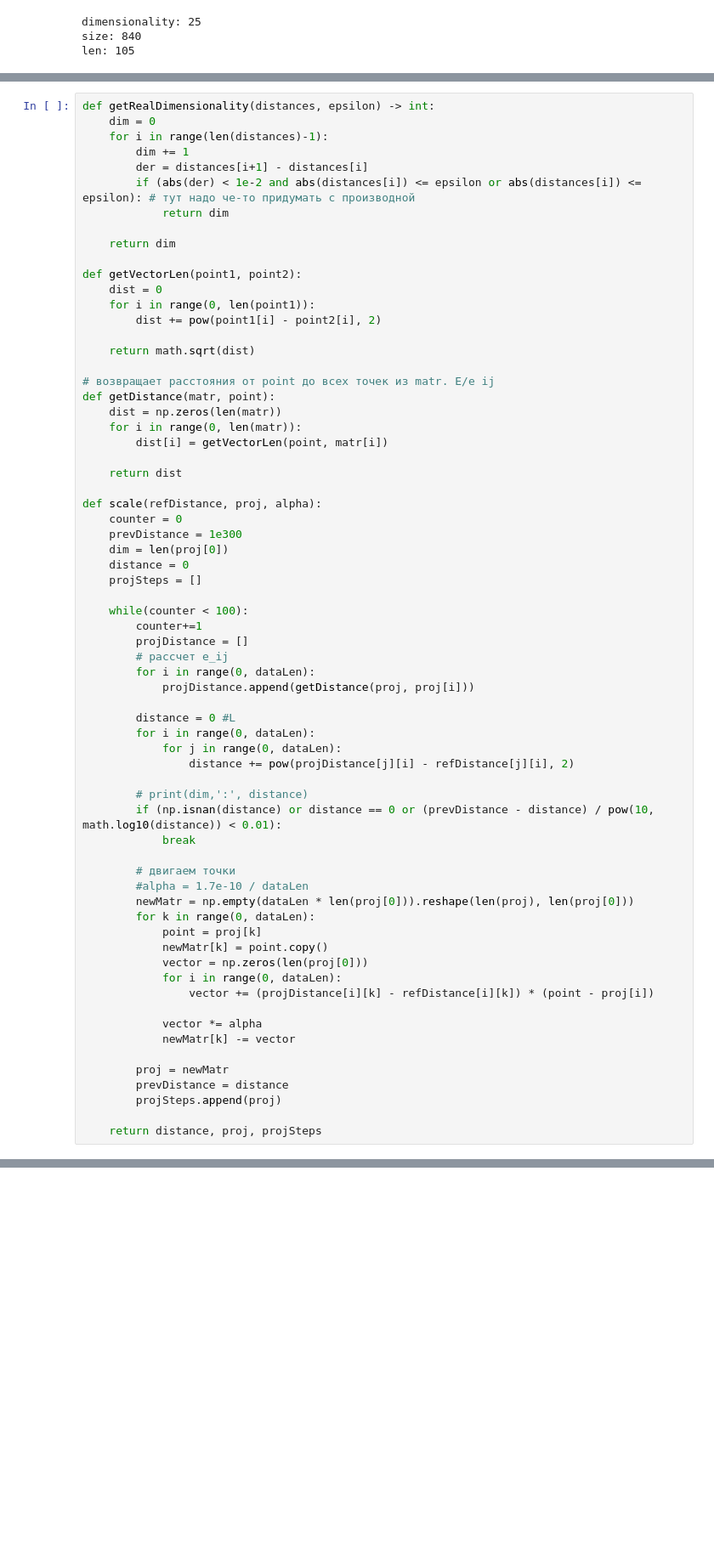
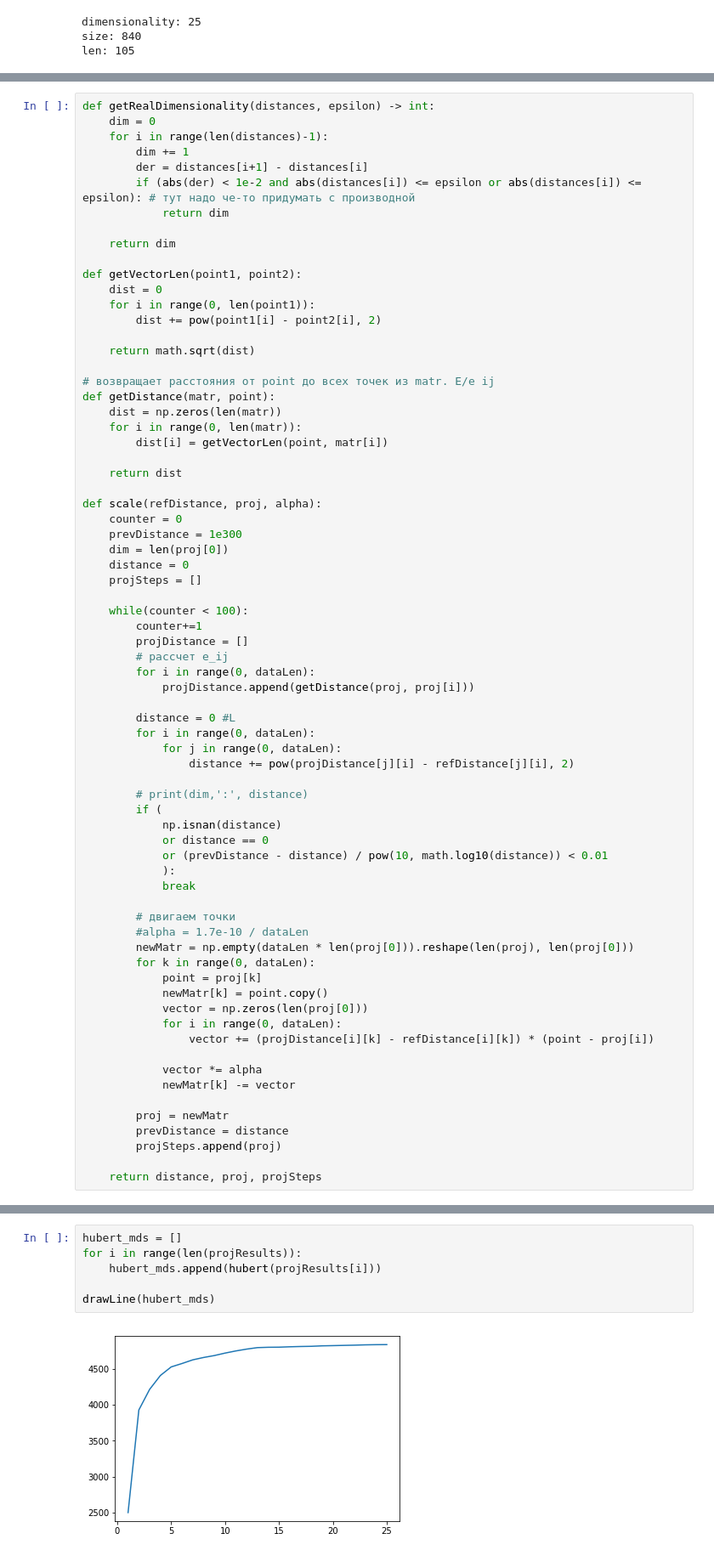
Before and after one commit to mestydone/dimensionality_reduction, a Jupyter notebook: DimReduction_MDS.ipynb, the cells around one changed output, grey strips where cells are left out. Shown at 85% size. Cells and saved outputs as stored; diff of their text form; blank space fills up the shorter version.

```diff
--- a/DimReduction_MDS.ipynb
+++ b/DimReduction_MDS.ipynb
@@ -304,7 +312,11 @@ def scale(refDistance, proj, alpha):
                 distance += pow(projDistance[j][i] - refDistance[j][i], 2)
 
         # print(dim,':', distance)
-        if (np.isnan(distance) or distance == 0 or (prevDistance - distance) / pow(10, math.log10(distance)) < 0.01):
+        if (
+            np.isnan(distance)
+            or distance == 0
+            or (prevDistance - distance) / pow(10, math.log10(distance)) < 0.01
+            ):
             break
 
         # двигаем точки
@@ -637,0 +656,8 @@ drawLine(hopkinsOther,1)
+# %%
+hubert_mds = []
+for i in range(len(projResults)):
+    hubert_mds.append(hubert(projResults[i]))
+
+drawLine(hubert_mds)
+# %% [output]
+[figure, added]
```
Also changed, not shown: parts of 12 cells of this notebook, 2 other files.
